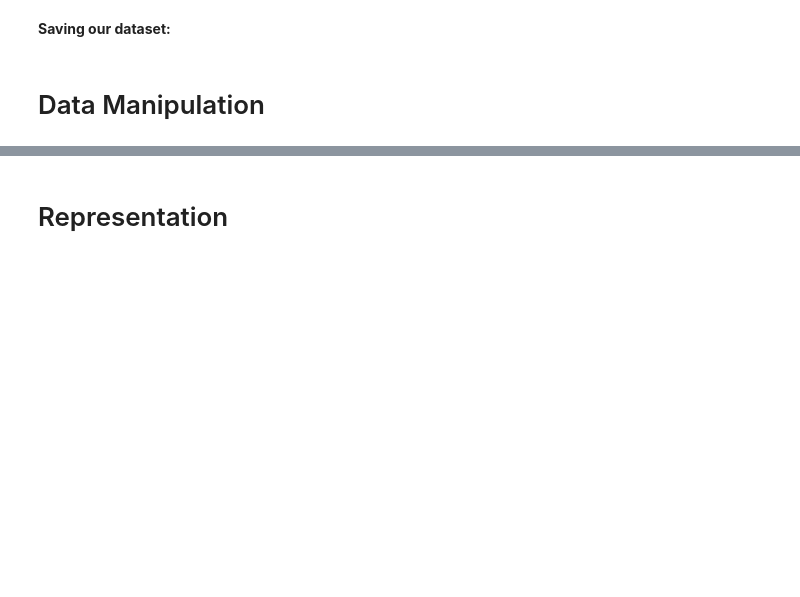
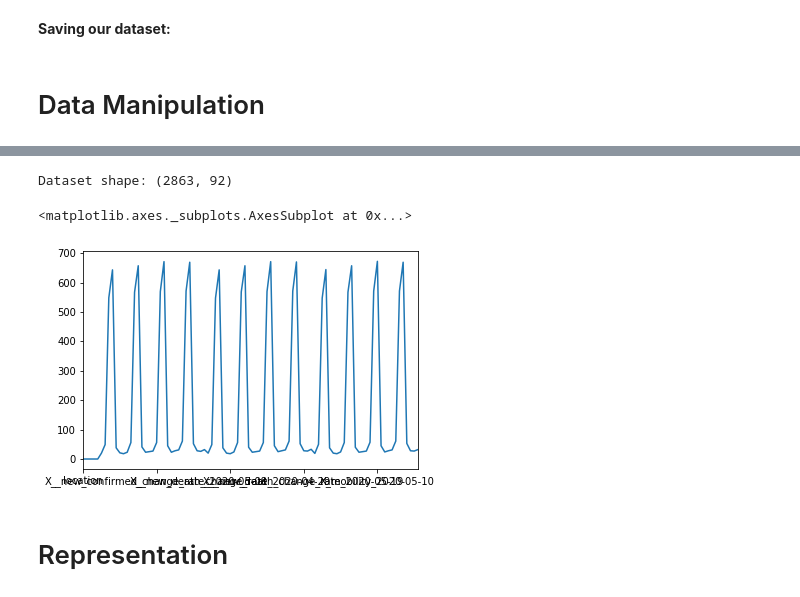
Before and after one commit to abtinkd/covid19, a Jupyter notebook: data-exploration.ipynb, the cells around one changed output, grey strips where cells are left out. Cells and saved outputs as stored; diff of their text form; code cells hidden in the pictures; blank space fills up the shorter version.

```diff
--- a/data-exploration.ipynb
+++ b/data-exploration.ipynb
@@ -215,0 +297,4 @@ df.to_csv(f'datasets/{datetime.datetime.today().date()}_df.csv', index=True)
+# %%
+%%time
+xindex = pd.MultiIndex.from_tuples(xindex)
+df_predictor = df_predictor.loc[xindex]
@@ -215,0 +303,7 @@ df.to_csv(f'datasets/{datetime.datetime.today().date()}_df.csv', index=True)
+# %%
+df_X = (df_predictor
+        .reset_index()
+        .pivot_table(values=['mobility', '_new_death_change_rate', '_new_confirmed_change_rate'],
+                     index=['country_region', 'province_state', 'county'],
+                     columns=['date']))
+df_X.columns = [f'X_{x[0]}_{x[1].date()}' for x in df_X.columns]
@@ -215,0 +323,8 @@ df.to_csv(f'datasets/{datetime.datetime.today().date()}_df.csv', index=True)
+# %%
+df_yX = (pd.merge(left=df_y, right=df_X, left_index=True, right_index=True, how='inner')
+         .reset_index())
+df_yX[['country_region', 'province_state', 'county']] = \
+                df_yX[['country_region', 'province_state', 'county']].replace('nan', '')
+df_yX['country_region'] = df_yX['country_region'] + df_yX['province_state'] + df_yX['county']
+df_yX = df_yX.drop(axis=1, labels=['province_state', 'county']).rename(columns={'country_region':'location'})
+df_yX.head(3)
@@ -216,3 +337,15 @@ df.to_csv(f'datasets/{datetime.datetime.today().date()}_df.csv', index=True)
+# %%
+print('Dataset shape:', df_yX.shape)
+df_yX.to_csv(f'datasets/{datetime.datetime.today().date()}_df-yX.csv', index=False)
+# %% [output]
+Dataset shape: (2863, 92)
+# %%
+dd2 = load_xy_dataframe()
+# %%
+(dd2 != df_yX).sum().plot()
+# %% [output]
+<matplotlib.axes._subplots.AxesSubplot at 0x...>
+[figure, added]
 # %% [markdown]
 # Representation <a class='anchor' id='representation'></a>
 # %%
```
Also changed, not shown: parts of 23 cells of this notebook.
